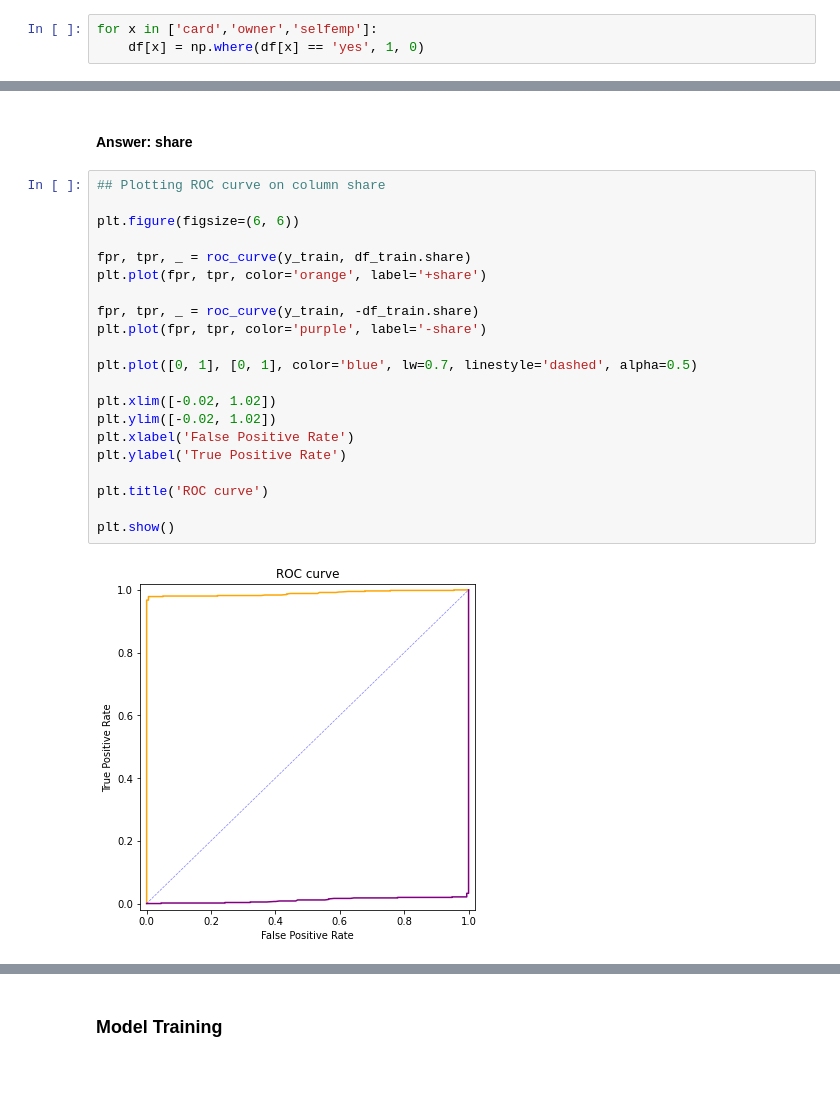
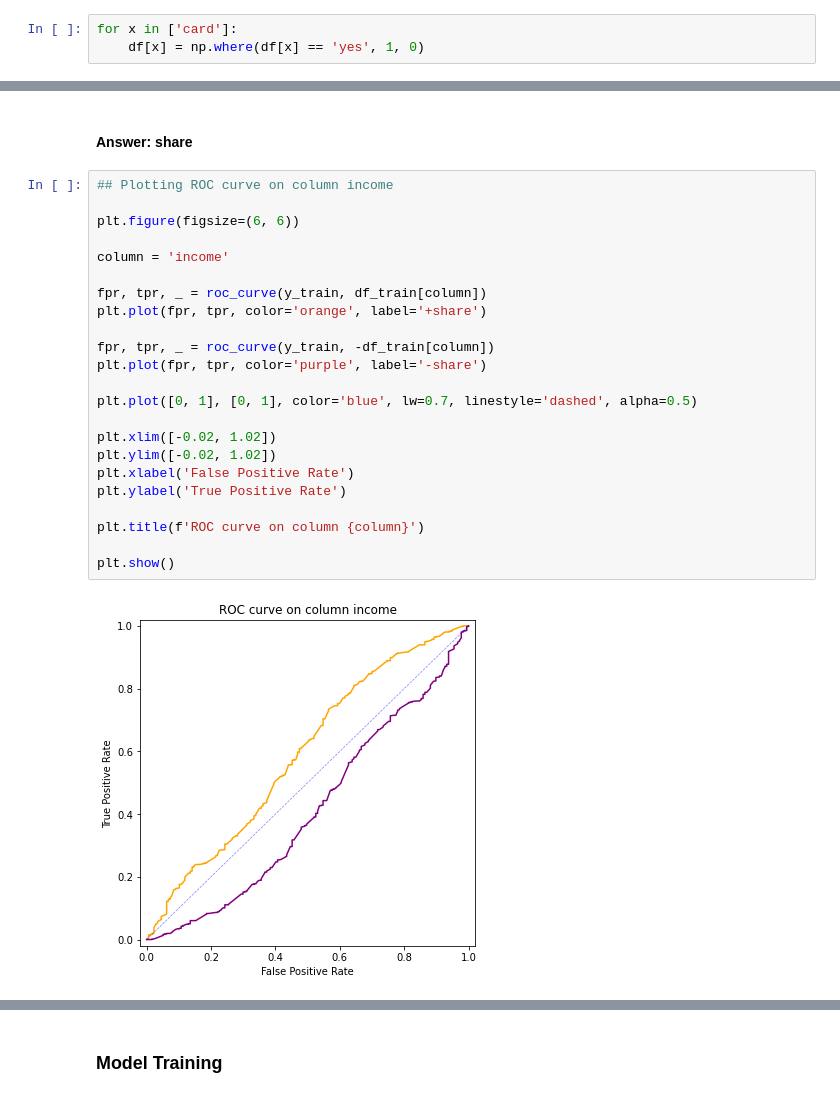
Before and after one commit to rizdiaprilian/MLZoomcamp_2022, a Jupyter notebook: 04_evaluation/Homework_week4.ipynb, the cells around one changed output, grey strips where cells are left out. Saved outputs shown, nothing was run; the diff lists cells and outputs as text.

```diff
--- a/04_evaluation/Homework_week4.ipynb
+++ b/04_evaluation/Homework_week4.ipynb
@@ -70,4 +74,4 @@ Name: selfemp, dtype: int64
 # %%
-for x in ['card','owner','selfemp']:
+for x in ['card']:
     df[x] = np.where(df[x] == 'yes', 1, 0)
 # %%
@@ -142,26 +139,28 @@ active, 0.6043173411362006
 # %% [markdown]
 #### Answer: share
 # %%
-## Plotting ROC curve on column share
+## Plotting ROC curve on column income
 
 plt.figure(figsize=(6, 6))
 
-fpr, tpr, _ = roc_curve(y_train, df_train.share)
+column = 'income'
+
+fpr, tpr, _ = roc_curve(y_train, df_train[column])
 plt.plot(fpr, tpr, color='orange', label='+share')
 
-fpr, tpr, _ = roc_curve(y_train, -df_train.share)
+fpr, tpr, _ = roc_curve(y_train, -df_train[column])
 plt.plot(fpr, tpr, color='purple', label='-share')
 
 plt.plot([0, 1], [0, 1], color='blue', lw=0.7, linestyle='dashed', alpha=0.5)
 
 plt.xlim([-0.02, 1.02])
 plt.ylim([-0.02, 1.02])
 plt.xlabel('False Positive Rate')
 plt.ylabel('True Positive Rate')
 
-plt.title('ROC curve')
+plt.title(f'ROC curve on column {column}')
 
 plt.show()
 # %% [output]
-[figure, old version]
+[figure, new version]
 # %%
```
Also changed, not shown: parts of 19 cells of this notebook.
